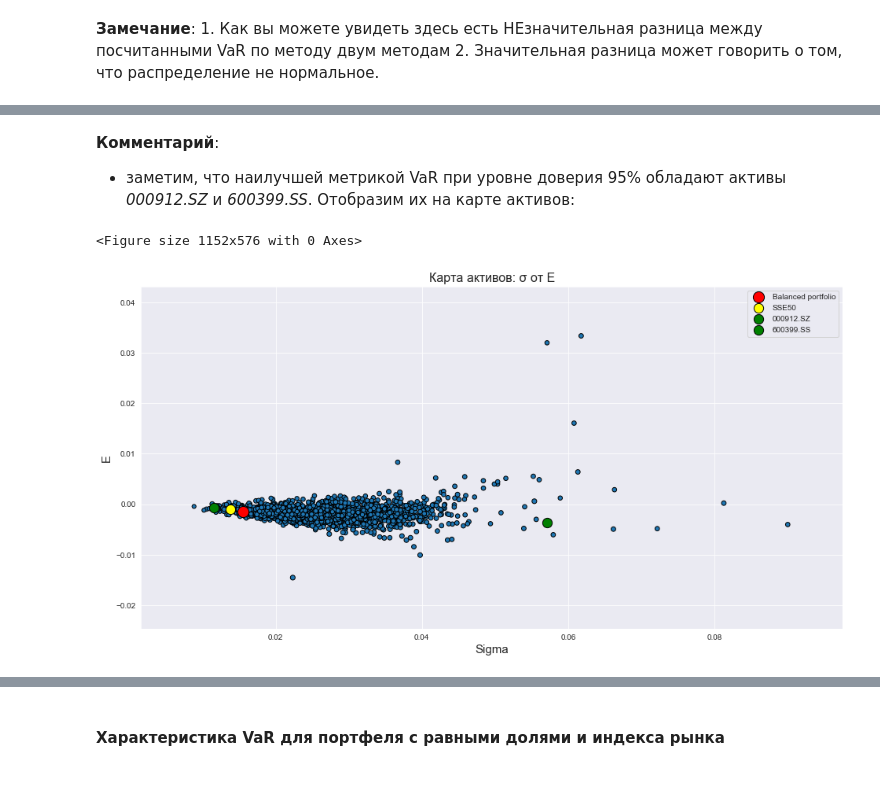
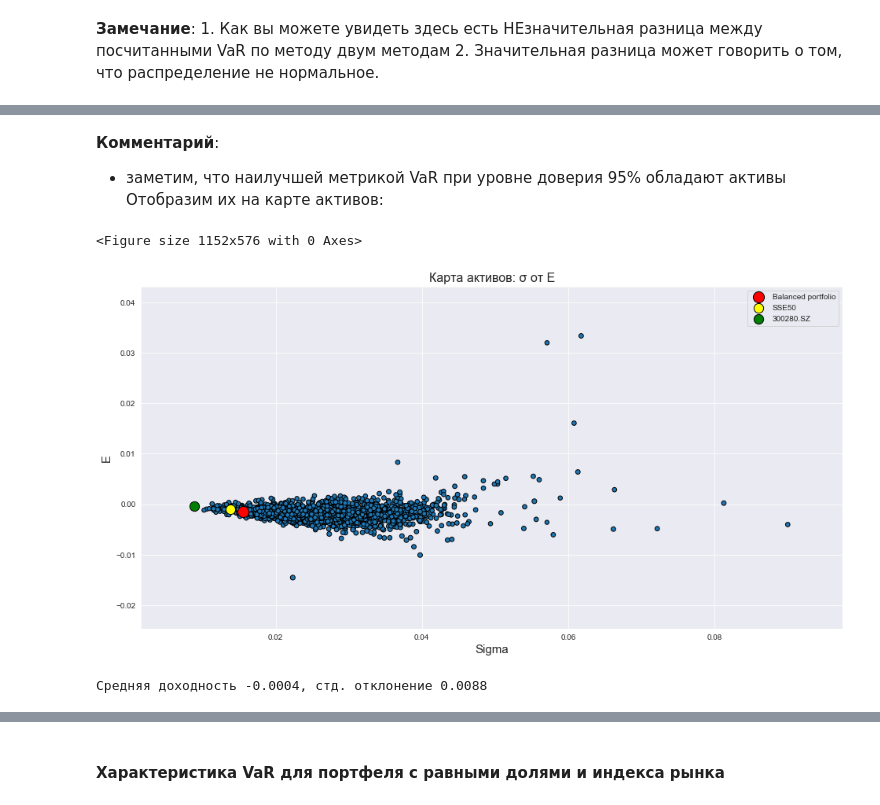
Before and after one commit to CodeSopranos/lab-1-financial-operations, a Jupyter notebook: report.ipynb, the cells around one changed output, grey strips where cells are left out. Cells and saved outputs as stored; diff of their text form; code cells hidden in the pictures.

```diff
--- a/report.ipynb
+++ b/report.ipynb
@@ -401,40 +412,46 @@ stock_stat.sort_values(['qVaR_0.95'], ascending=[True]).head(10)
 | 600642.SS | 600642.SS | -0.000791 | 0.011439 | 8.053353e+06 | 0.999274 | -0.000791 | 0.015451 | 0.019607 | 0.027402 | ... |
 # %% [markdown]
 **Комментарий**:
-- заметим, что наилучшей метрикой VaR при уровне доверия 95% обладают активы *000912.SZ* и *600399.SS*. Отобразим их на карте активов:
+- заметим, что наилучшей метрикой VaR при уровне доверия 95% обладают активы  Отобразим их на карте активов:
 # %%
-best_VaR = ['000912.SZ', '600399.SS']
+chosen_var_active = '300280.SZ' #'000912.SZ'
+best_VaR = [chosen_var_active]
 
 plt.figure(figsize=(16, 8))
 ax = stock_stat.plot(x='Sigma', y='E', s=np.log(stock_stat['mean_vol'])*2.0,
                       kind='scatter',
                       figsize=(16, 8),
                       edgecolor='black')
 balancedp.plot(x='Sigma', y='E', s=200, kind='scatter',
                edgecolor='black',
                grid=True,
                c='red',
                ax=ax,
                label='Balanced portfolio')
 sse50_stat.plot(x='Sigma', y='E', s=150, kind='scatter',
                edgecolor='black',
                grid=True,
                c='yellow',
                ax=ax,
                label='SSE50')
 
 for bestsym in best_VaR:
     stock_stat[stock_stat.index==bestsym].plot(x='Sigma', y='E', s=150, kind='scatter',
                    edgecolor='black',
                    grid=True,
                    c='green',
                    ax=ax,
                    label=bestsym)
 
 plt.xlabel('Sigma', size=15)
 plt.ylabel('E', size=15)
 plt.title("Карта активов: σ от E", size=16)
 pass
 # %% [output]
 <Figure size 1152x576 with 0 Axes>
-[figure, old version]
+[figure, new version]
+# %%
+print('Средняя доходность %.4f, стд. отклонение %.4f' % (stock_stat[stock_stat.index == chosen_var_active]['E'],
+stock_stat[stock_stat.index == chosen_var_active]['Sigma']))
+# %% [output]
+Средняя доходность -0.0004, стд. отклонение 0.0088
```
Also changed, not shown: parts of 24 cells of this notebook.
